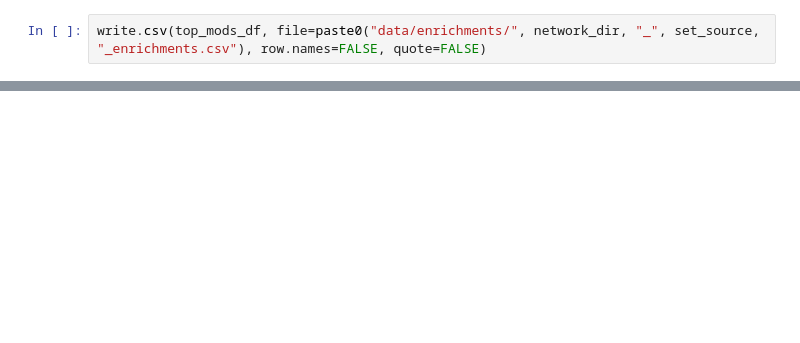
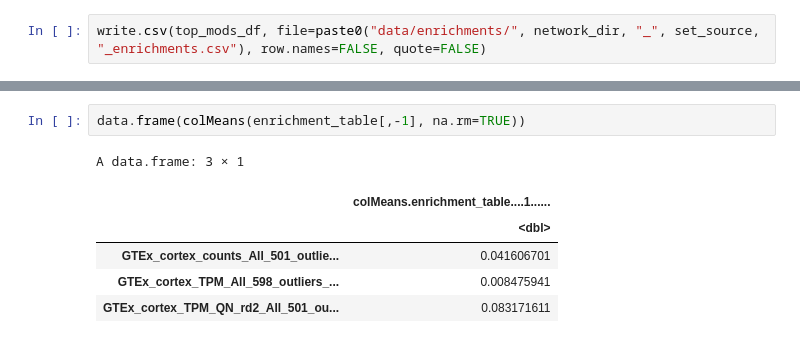
Before and after one commit to reliscu/bulk_splicing_GTEx_cortex, a Jupyter notebook: 04_get_module_enrichments.ipynb, the cells around one changed output, grey strips where cells are left out. Drawn from its saved outputs; the diff is of its cells as text; blank space fills up the shorter version.

```diff
--- a/04_get_module_enrichments.ipynb
+++ b/04_get_module_enrichments.ipynb
@@ -202,0 +258,9 @@ write.csv(top_mods_df, file=paste0("data/enrichments/", network_dir, "_", set_so
+# %%
+data.frame(colMeans(enrichment_table[,-1], na.rm=TRUE))
+# %% [output]
+A data.frame: 3 × 1
+|  | colMeans.enrichment_table....1...... |
+|  | <dbl> |
+| GTEx_cortex_counts_All_501_outlie... | 0.041606701 |
+| GTEx_cortex_TPM_All_598_outliers_... | 0.008475941 |
+| GTEx_cortex_TPM_QN_rd2_All_501_ou... | 0.083171611 |
```
Also changed, not shown: parts of 35 cells of this notebook, 4 other files.
